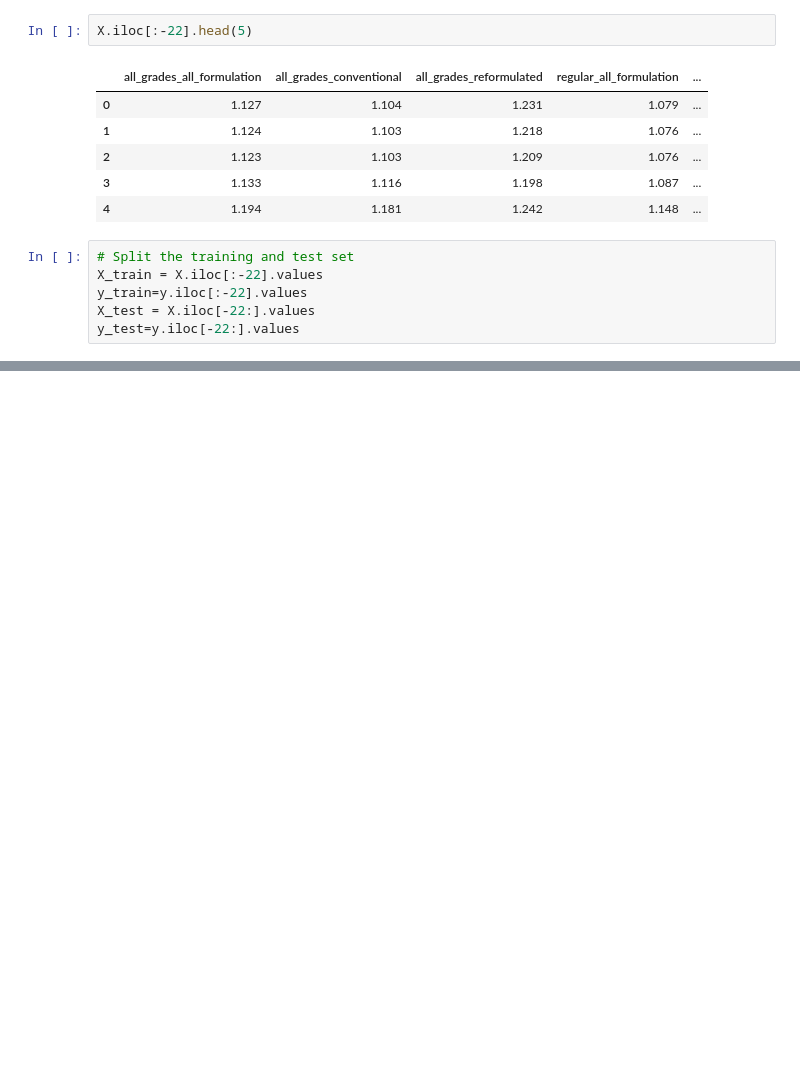
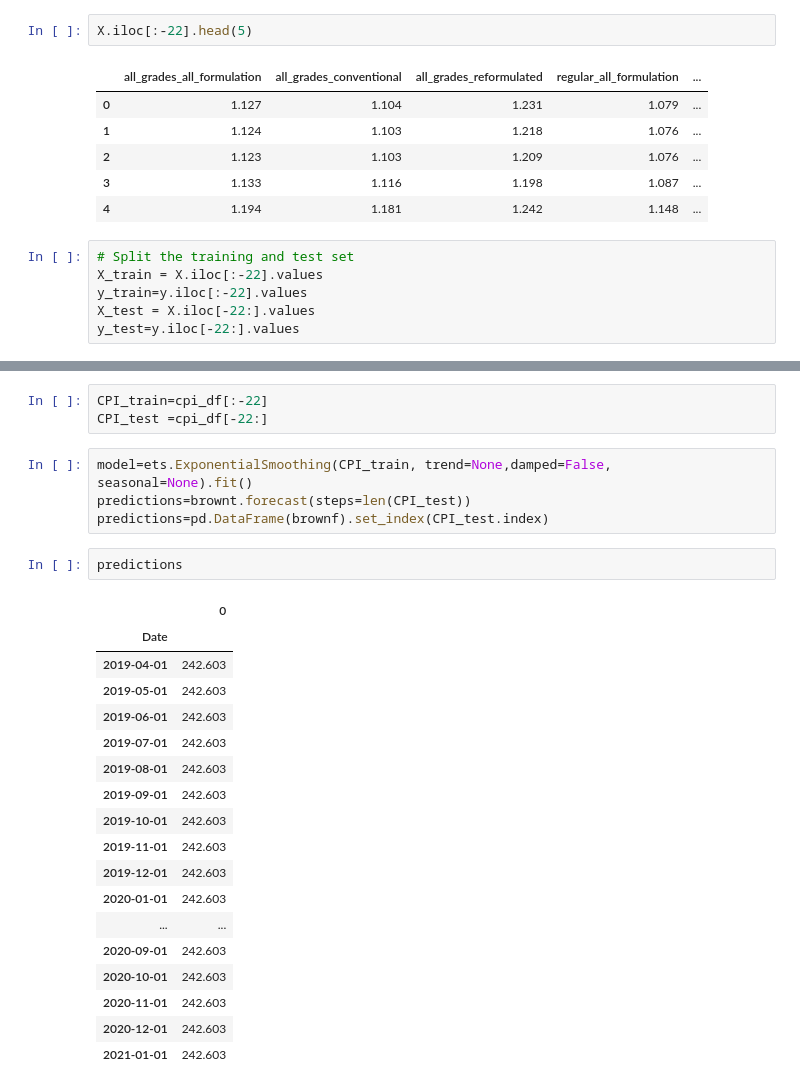
Before and after one commit to Jblueart/winning_project, a Jupyter notebook: data_exploring_and_models.ipynb, the cells around one changed output, grey strips where cells are left out. Cells and saved outputs as stored; diff of their text form; blank space fills up the shorter version.

Commit message:
Finish 3 regression models

```diff
--- a/data_exploring_and_models.ipynb
+++ b/data_exploring_and_models.ipynb
@@ -428,0 +354,28 @@ pyplot.show()
+# %%
+CPI_train=cpi_df[:-22]
+CPI_test =cpi_df[-22:]
+# %%
+model=ets.ExponentialSmoothing(CPI_train, trend=None,damped=False, seasonal=None).fit()
+predictions=brownt.forecast(steps=len(CPI_test))
+predictions=pd.DataFrame(brownf).set_index(CPI_test.index)
+# %%
+predictions
+# %% [output]
+|  | 0 |
+| Date |  |
+| 2019-04-01 | 242.603 |
+| 2019-05-01 | 242.603 |
+| 2019-06-01 | 242.603 |
+| 2019-07-01 | 242.603 |
+| 2019-08-01 | 242.603 |
+| 2019-09-01 | 242.603 |
+| 2019-10-01 | 242.603 |
+| 2019-11-01 | 242.603 |
+| 2019-12-01 | 242.603 |
+| 2020-01-01 | 242.603 |
+| ... | ... |
+| 2020-09-01 | 242.603 |
+| 2020-10-01 | 242.603 |
+| 2020-11-01 | 242.603 |
+| 2020-12-01 | 242.603 |
+| 2021-01-01 | 242.603 |
```
Also changed, not shown: parts of 50 cells of this notebook.
